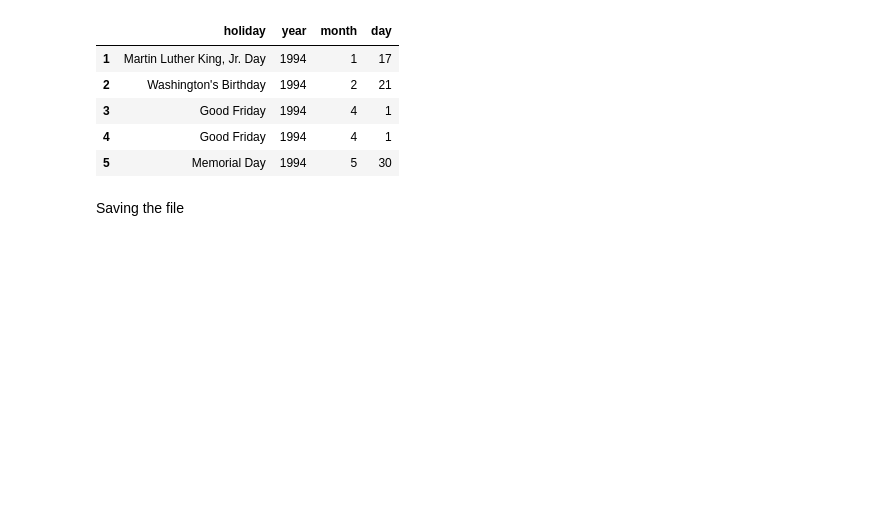
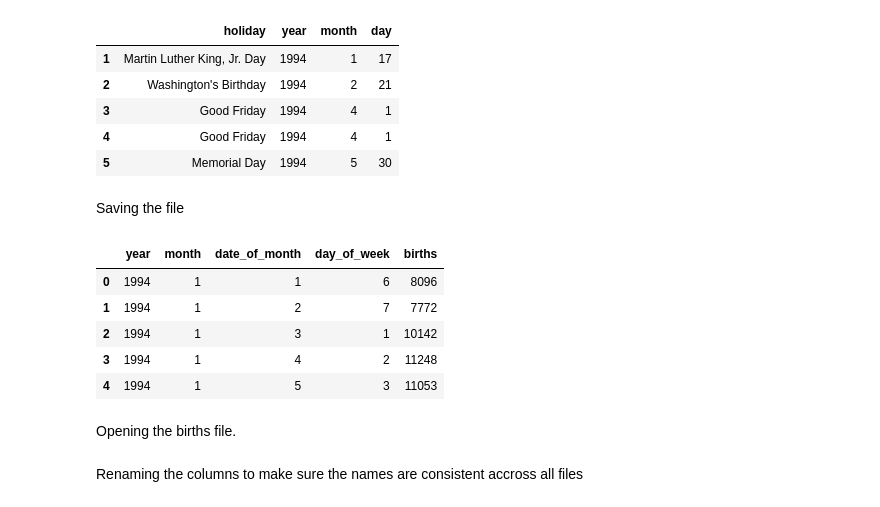
Before and after one commit to Ankourii/ETL, a Jupyter notebook: notebooks/Cleaning.ipynb, the cells around one changed output. Saved outputs shown, nothing was run; the diff lists cells and outputs as text; code cells hidden in the pictures; blank space fills up the shorter version.

```diff
--- a/notebooks/Cleaning.ipynb
+++ b/notebooks/Cleaning.ipynb
@@ -230,2 +230,15 @@ combined_holidays.to_csv('../data/clean/holidays_clean.csv')
-# %% [markdown]
-Saving the file
+# %% [markdown]
+Saving the file
+# %%
+births_ori= pd.read_csv('../data/US_births_1994-2003_CDC_NCHS.csv')
+births=births_ori.copy()
+births.head()
+# %% [output]
+|  | year | month | date_of_month | day_of_week | births |
+| 0 | 1994 | 1 | 1 | 6 | 8096 |
+| 1 | 1994 | 1 | 2 | 7 | 7772 |
+| 2 | 1994 | 1 | 3 | 1 | 10142 |
+| 3 | 1994 | 1 | 4 | 2 | 11248 |
+| 4 | 1994 | 1 | 5 | 3 | 11053 |
+# %% [markdown]
+Opening the births file.
@@ -231,0 +247,2 @@ Saving the file
+# %% [markdown]
+Renaming the columns to make sure the names are consistent accross all files
```
Also changed, not shown: parts of 55 cells of this notebook, 6 other files.
